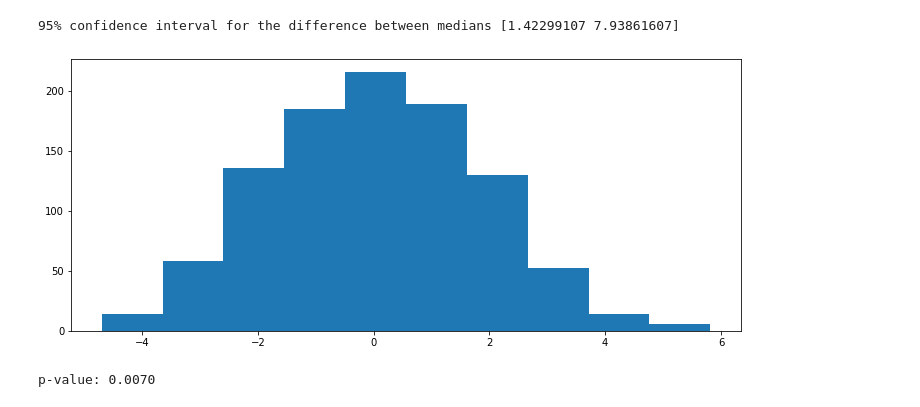
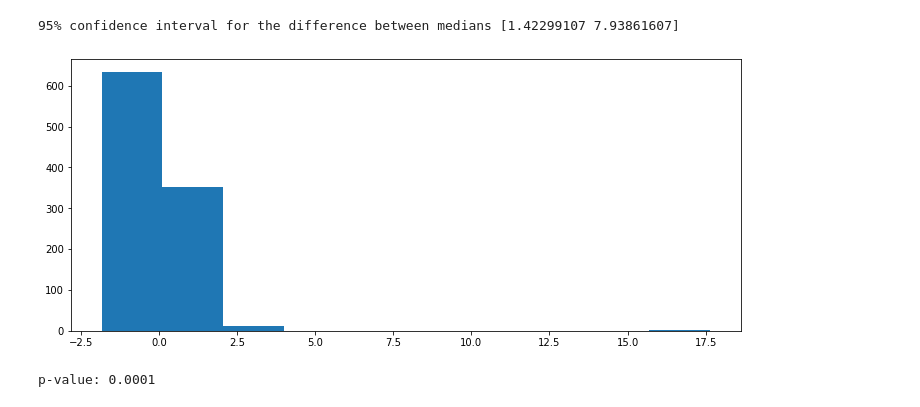
Before and after one commit to sergh1o/FROO_stepik, a Jupyter notebook: C4W2/stat.bootstrap_intervals.ipynb, the cells around one changed output. Drawn from its saved outputs; the diff is of its cells as text; code cells hidden in the pictures.

```diff
--- a/C4W2/stat.bootstrap_intervals.ipynb
+++ b/C4W2/stat.bootstrap_intervals.ipynb
@@ -119,10 +139,10 @@ def permutation_zero_dist_ind(sample1, sample2, max_combinations = None):
              for i in indices]
     return distr
 # %%
-pylab.hist(permutation_zero_dist_ind(no_temp, yes_temp, max_combinations = 1000))
+pylab.hist(permutation_zero_dist_ind(no_temp, delta_median_scores, max_combinations = 1000))
 pylab.show()
 # %% [output]
-[figure, old version]
+[figure, new version]
 # %%
 def permutation_test(sample, mean, max_permutations = None, alternative = 'two-sided'):
     if alternative not in ('two-sided', 'less', 'greater'):
@@ -144,6 +164,6 @@ def permutation_test(sample, mean, max_permutations = None, alternative = 'two-s
 # %%
 np.random.seed(0)
 
-print("p-value: %.4f" % permutation_test(no_temp, yes_temp, max_permutations = 10000))
+print("p-value: %.4f" % permutation_test(no_temp, delta_median_scores, max_permutations = 10000))
 # %% [output]
-p-value: 0.0070
+p-value: 0.0001
```
Also changed, not shown: parts of 1 cell of this notebook, 2 other files.
